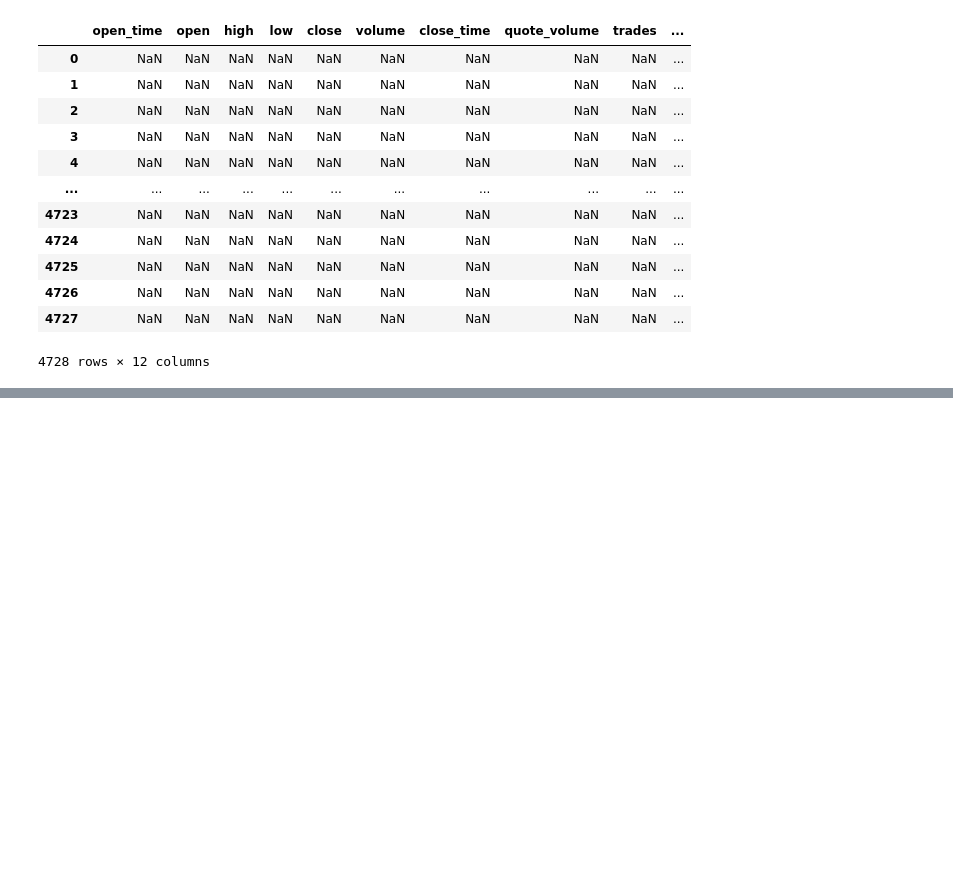
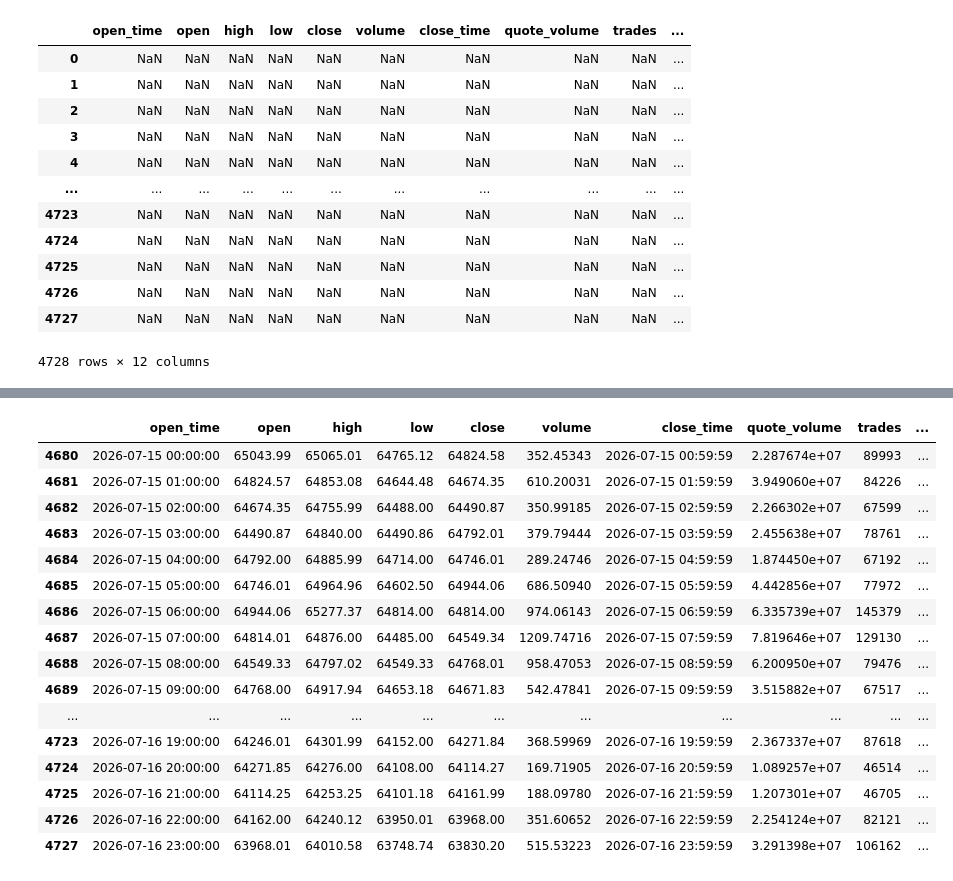
Before and after one commit to gloriaoyewusii/Finance-DE-Project, a Jupyter notebook: Finance DE Project.ipynb, the cells around one changed output, grey strips where cells are left out. Cells and saved outputs as stored; diff of their text form; code cells hidden in the pictures; blank space fills up the shorter version.

```diff
--- a/Finance DE Project.ipynb
+++ b/Finance DE Project.ipynb
@@ -118,0 +139,20 @@ micro_df[micro_df.isnull()]
+# %%
+micro_df.tail(48)
+# %% [output]
+|  | open_time | open | high | low | close | volume | close_time | quote_volume | trades | ... |
+| 4680 | 2026-07-15 00:00:00 | 65043.99 | 65065.01 | 64765.12 | 64824.58 | 352.45343 | 2026-07-15 00:59:59 | 2.287674e+07 | 89993 | ... |
+| 4681 | 2026-07-15 01:00:00 | 64824.57 | 64853.08 | 64644.48 | 64674.35 | 610.20031 | 2026-07-15 01:59:59 | 3.949060e+07 | 84226 | ... |
+| 4682 | 2026-07-15 02:00:00 | 64674.35 | 64755.99 | 64488.00 | 64490.87 | 350.99185 | 2026-07-15 02:59:59 | 2.266302e+07 | 67599 | ... |
+| 4683 | 2026-07-15 03:00:00 | 64490.87 | 64840.00 | 64490.86 | 64792.01 | 379.79444 | 2026-07-15 03:59:59 | 2.455638e+07 | 78761 | ... |
+| 4684 | 2026-07-15 04:00:00 | 64792.00 | 64885.99 | 64714.00 | 64746.01 | 289.24746 | 2026-07-15 04:59:59 | 1.874450e+07 | 67192 | ... |
+| 4685 | 2026-07-15 05:00:00 | 64746.01 | 64964.96 | 64602.50 | 64944.06 | 686.50940 | 2026-07-15 05:59:59 | 4.442856e+07 | 77972 | ... |
+| 4686 | 2026-07-15 06:00:00 | 64944.06 | 65277.37 | 64814.00 | 64814.00 | 974.06143 | 2026-07-15 06:59:59 | 6.335739e+07 | 145379 | ... |
+| 4687 | 2026-07-15 07:00:00 | 64814.01 | 64876.00 | 64485.00 | 64549.34 | 1209.74716 | 2026-07-15 07:59:59 | 7.819646e+07 | 129130 | ... |
+| 4688 | 2026-07-15 08:00:00 | 64549.33 | 64797.02 | 64549.33 | 64768.01 | 958.47053 | 2026-07-15 08:59:59 | 6.200950e+07 | 79476 | ... |
+| 4689 | 2026-07-15 09:00:00 | 64768.00 | 64917.94 | 64653.18 | 64671.83 | 542.47841 | 2026-07-15 09:59:59 | 3.515882e+07 | 67517 | ... |
+| ... | ... | ... | ... | ... | ... | ... | ... | ... | ... | ... |
+| 4723 | 2026-07-16 19:00:00 | 64246.01 | 64301.99 | 64152.00 | 64271.84 | 368.59969 | 2026-07-16 19:59:59 | 2.367337e+07 | 87618 | ... |
+| 4724 | 2026-07-16 20:00:00 | 64271.85 | 64276.00 | 64108.00 | 64114.27 | 169.71905 | 2026-07-16 20:59:59 | 1.089257e+07 | 46514 | ... |
+| 4725 | 2026-07-16 21:00:00 | 64114.25 | 64253.25 | 64101.18 | 64161.99 | 188.09780 | 2026-07-16 21:59:59 | 1.207301e+07 | 46705 | ... |
+| 4726 | 2026-07-16 22:00:00 | 64162.00 | 64240.12 | 63950.01 | 63968.00 | 351.60652 | 2026-07-16 22:59:59 | 2.254124e+07 | 82121 | ... |
+| 4727 | 2026-07-16 23:00:00 | 63968.01 | 64010.58 | 63748.74 | 63830.20 | 515.53223 | 2026-07-16 23:59:59 | 3.291398e+07 | 106162 | ... |
```
Also changed, not shown: parts of 33 cells of this notebook.
